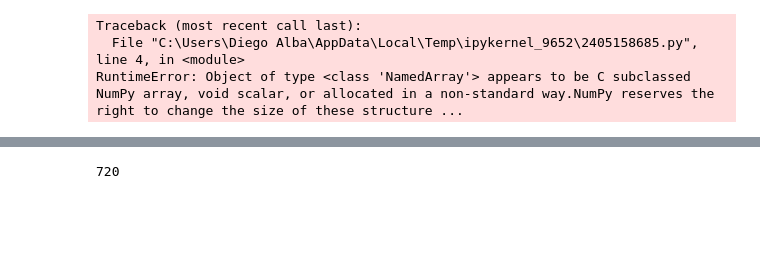
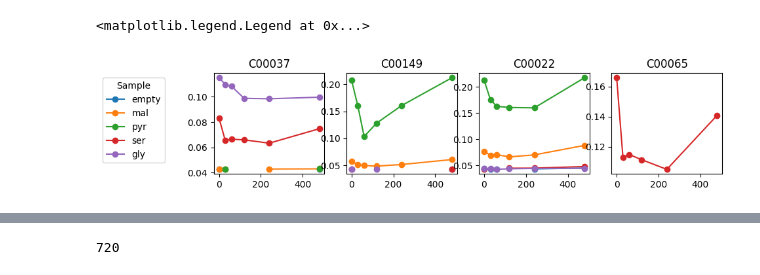
Before and after one commit to carothersresearch/ECFERS, a Jupyter notebook: run_fit_data.ipynb, the cells around one changed output, grey strips where cells are left out. Drawn from its saved outputs; the diff is of its cells as text; code cells hidden in the pictures; blank space fills up the shorter version.

```diff
--- a/run_fit_data.ipynb
+++ b/run_fit_data.ipynb
@@ -19,6 +19,17 @@ with open('data/230623_Kinetics_DA/simulation_ready.pkl', 'rb') as f:
     init_concentrations = simulation_ready['init_concentrations']
     metadata = simulation_ready['metadata']
     measurements = simulation_ready['measurements']
+# %%
+plt.figure(figsize=(10,2))
+for s in metadata['sample_labels']:
+    for i,m in enumerate(metadata['measurement_labels']):
+        plt.subplot(1,4,i+1)
+        plt.plot(metadata['timepoints'][s]/60, measurements[s][:,i],'-o')
+        plt.title(m)
+plt.legend(metadata['sample_labels'],bbox_to_anchor=(-4.65, 1), loc='upper left', title='Sample')
+# %% [output]
+<matplotlib.legend.Legend at 0x...>
+[figure, added]
 # %%
 # make sure we can set the initial concentrations
 for i in init_concentrations.keys():
@@ -31,15 +48,14 @@ r.exportToSBML(os.getcwd()+'/models/240226MC_FULL.sbml')
 # get all the parameters that can vary during the fitting
 kinetics_labels = [p for p in r.getGlobalParameterIds() if np.any([k in p for k in ['Km','Kcat','Ki']])]
 Gi_labels = [p for p in r.getGlobalParameterIds() if 'Gi' in p ]
-species_labels = np.array(r.getFullStoichiometryMatrix().rownames);
-metabolites_labels = species_labels[['EC' not in label for label in species_labels]]
-metabolites_list = ['v'+str(i) for i in range(1,len(metabolites_labels)+1)]
-parameter_labels = kinetics_labels + Gi_labels + metabolites_list # + list(metabolites_labels)
+metabolites_labels = [model_species.loc[model_species['Label'] == s, 'Relative'].values[0] for s in metabolites] #[s for s in r.getFloatingSpeciesIds() if 'EC' not in s]
+
+parameter_labels = kinetics_labels + Gi_labels + metabolites_labels # + list(metabolites_labels)
 parameter_labels.append('rel0') # what are good bounds for this?
 
 # make upper and lower bounds
-upper = np.array([r[i]*10 for i in kinetics_labels] + [1 for _ in Gi_labels] + [r[i]*10 for i in metabolites_labels] + [1000])
-lower = np.array([r[i]/10 for i in kinetics_labels] + [0 for _ in Gi_labels] + [r[i]*10 for i in metabolites_labels] + [10])
+upper = np.array([r[i]*10 for i in kinetics_labels] + [1 for _ in Gi_labels] + [r[v_to_c_map[i]]*10 for i in metabolites_labels] + [1000])
+lower = np.array([r[i]/10 for i in kinetics_labels] + [0 for _ in Gi_labels] + [r[v_to_c_map[i]]/10 for i in metabolites_labels] + [10])
 
 # define variables that don't change during fitting, but could be different across samples
 # (dilution factor, biosynthesis metabolites, which enzymes are present)
@@ -47,10 +63,6 @@ variables = init_concentrations.copy()
 for s in metadata['sample_labels']:
     # variables[s] = {**variables[s] , **{'dilution_factor':metadata['dilution_factor'][s]}}
     variables[s] = {**variables[s] , **{p:1 for p in r.getGlobalParameterIds() if 'p_EC' in p}}
-# %% [output]
-Traceback (most recent call last):
-  File "C:\Users\Diego Alba\AppData\Local\Temp\ipykernel_9652\2405158685.py", line 4, in <module>
-RuntimeError: Object of type <class 'NamedArray'> appears to be C subclassed NumPy array, void scalar, or allocated in a non-standard way.NumPy reserves the right to change the size of these structure ...
 # %%
 from src.fitting.pygmo_problems import SBMLGlobalFit_Multi
 myprob = SBMLGlobalFit_Multi(
```
Also changed, not shown: parts of 11 cells of this notebook, 8 other files.
